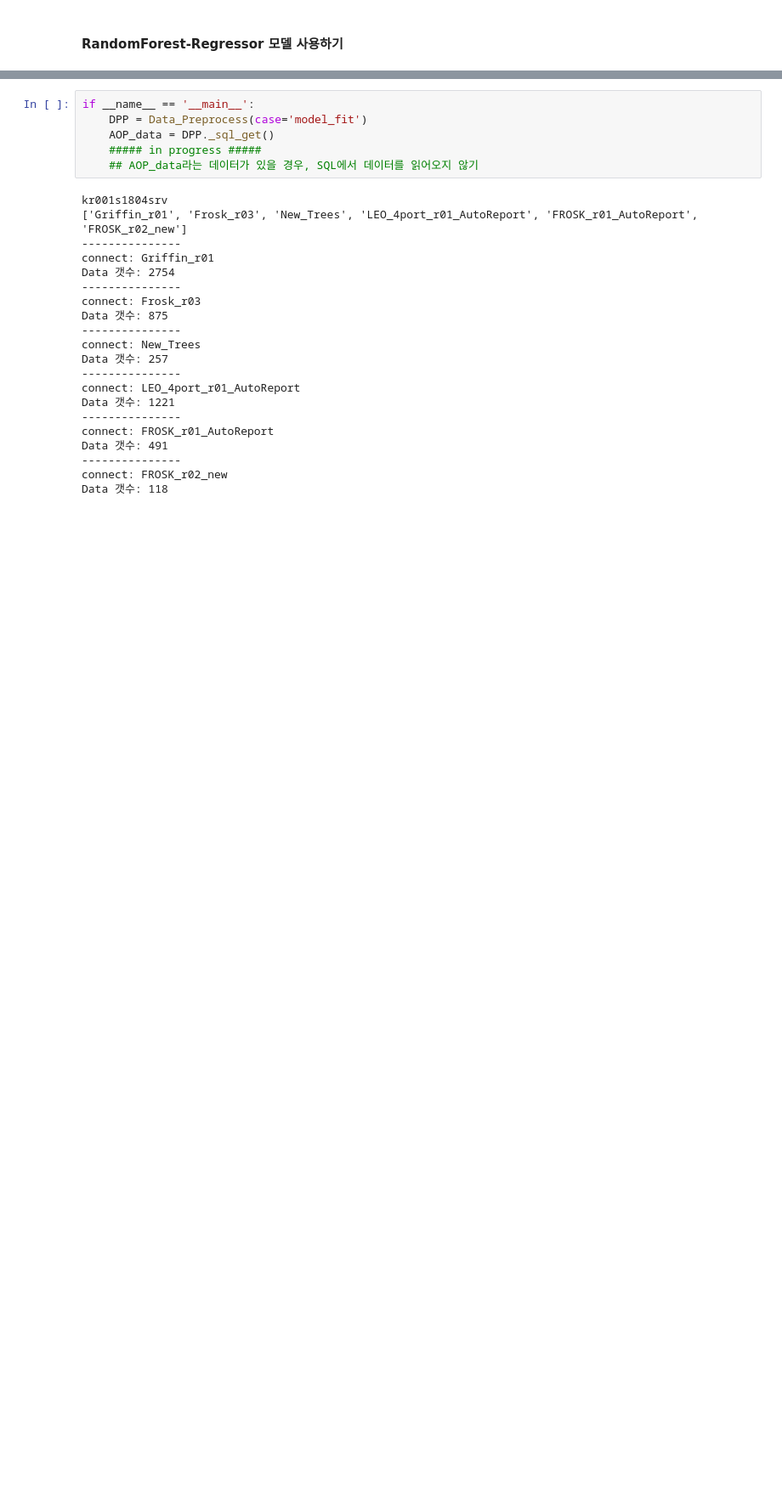
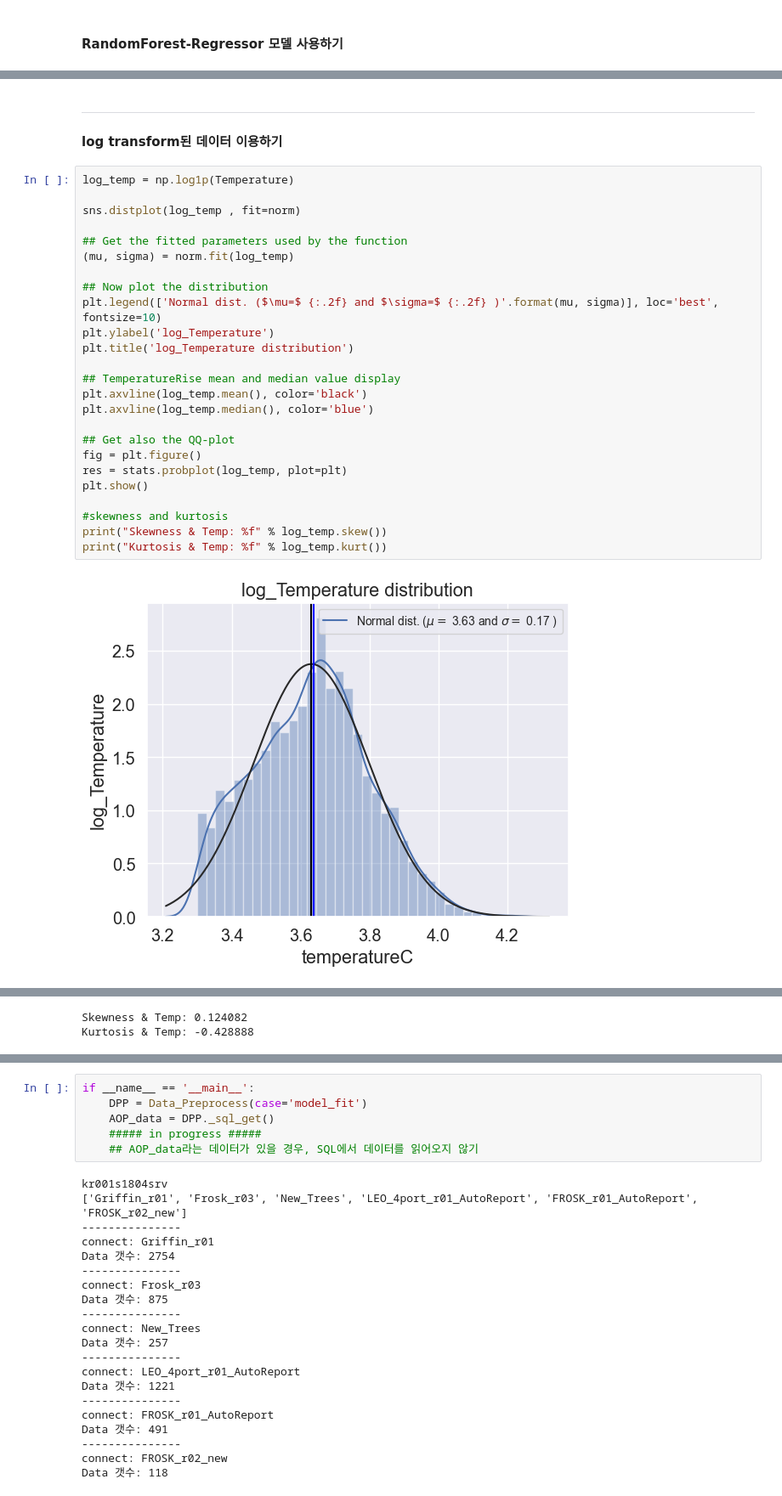
Before and after one commit to Hot-KimChi/Temperature_Modeling_Check, a Jupyter notebook: Temperature measurement_by measSet.ipynb, the cells around one changed output, grey strips where cells are left out. Shown at 85% size. Saved outputs shown, nothing was run; the diff lists cells and outputs as text; blank space fills up the shorter version.

```diff
--- a/Temperature measurement_by measSet.ipynb
+++ b/Temperature measurement_by measSet.ipynb
@@ -976,0 +1078,30 @@ Test R^2: 0.89
+# %% [markdown]
+---
+#### log transform된 데이터 이용하기
+# %%
+log_temp = np.log1p(Temperature)
+
+sns.distplot(log_temp , fit=norm)
+
+## Get the fitted parameters used by the function
+(mu, sigma) = norm.fit(log_temp)
+
+## Now plot the distribution
+plt.legend(['Normal dist. ($\mu=$ {:.2f} and $\sigma=$ {:.2f} )'.format(mu, sigma)], loc='best', fontsize=10)
+plt.ylabel('log_Temperature')
+plt.title('log_Temperature distribution')
+
+## TemperatureRise mean and median value display
+plt.axvline(log_temp.mean(), color='black')
+plt.axvline(log_temp.median(), color='blue')
+
+## Get also the QQ-plot
+fig = plt.figure()
+res = stats.probplot(log_temp, plot=plt)
+plt.show()
+
+#skewness and kurtosis
+print("Skewness & Temp: %f" % log_temp.skew())
+print("Kurtosis & Temp: %f" % log_temp.kurt())
+# %% [output]
+[figure, added]
@@ -976,0 +1109,2 @@ Test R^2: 0.89
+Skewness & Temp: 0.124082
+Kurtosis & Temp: -0.428888
```
Also changed, not shown: parts of 18 cells of this notebook.
